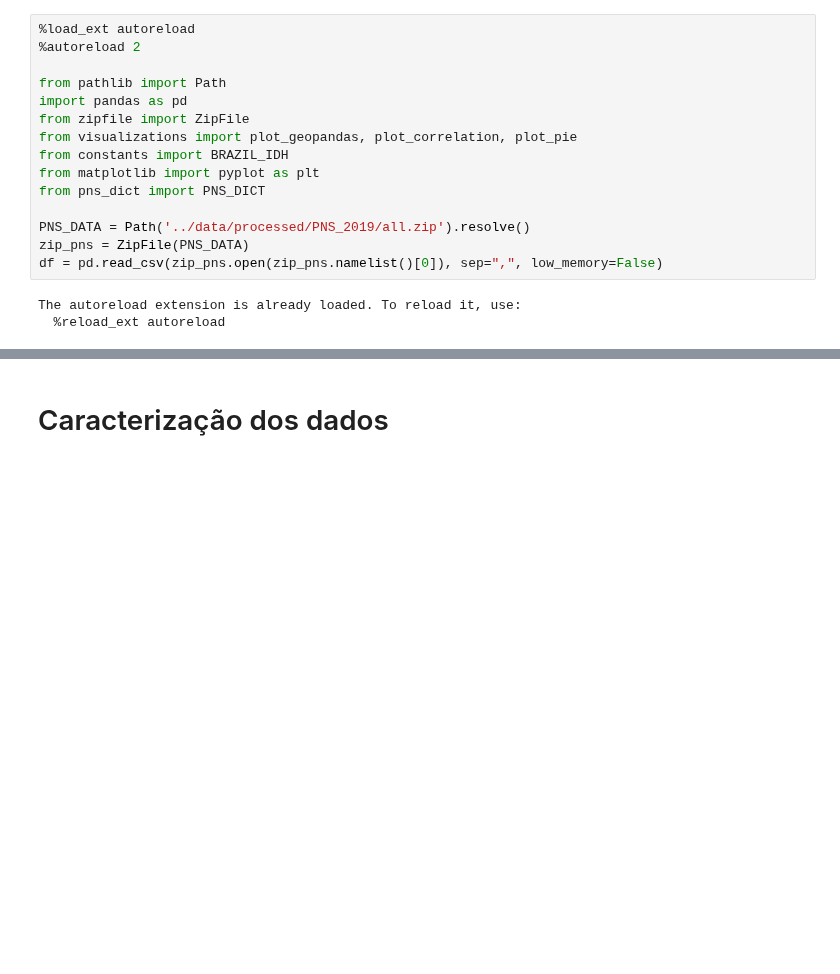
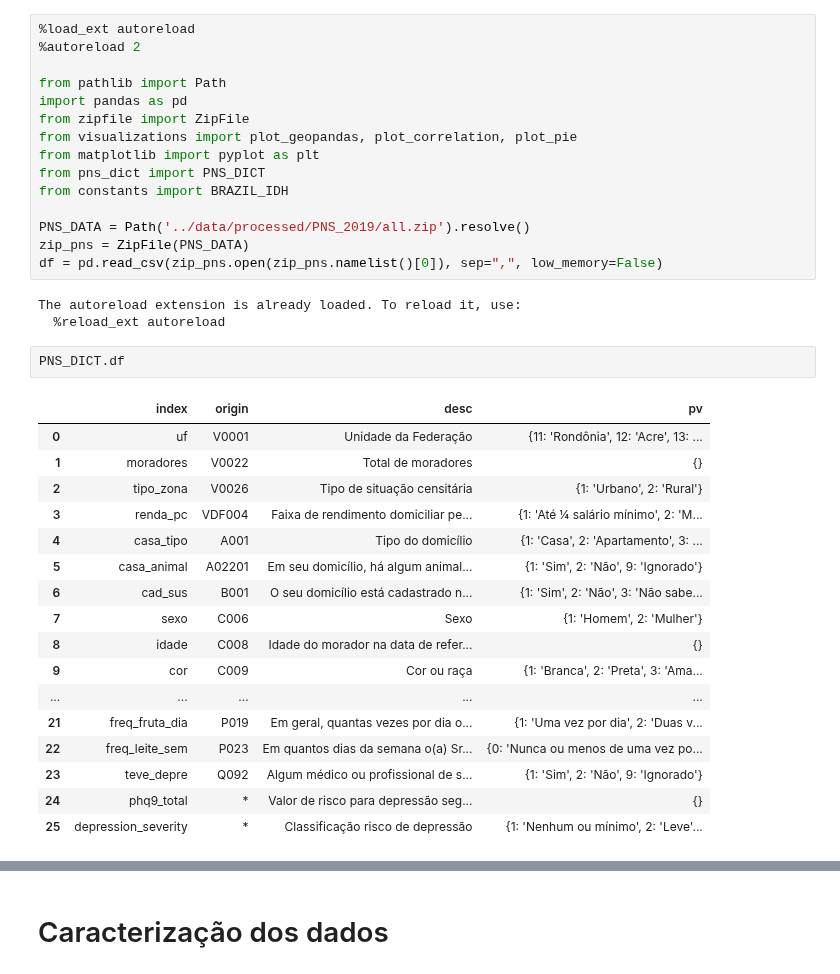
Before and after one commit to datasci4health/projects2023, a Jupyter notebook: DAGroup/notebooks/pns_hello_world.ipynb, the cells around one changed output, grey strips where cells are left out. Drawn from its saved outputs; the diff is of its cells as text; blank space fills up the shorter version.

```diff
--- a/DAGroup/notebooks/pns_hello_world.ipynb
+++ b/DAGroup/notebooks/pns_hello_world.ipynb
@@ -6,9 +6,9 @@ from pathlib import Path
 import pandas as pd
 from zipfile import ZipFile
 from visualizations import plot_geopandas, plot_correlation, plot_pie
-from constants import BRAZIL_IDH
 from matplotlib import pyplot as plt
 from pns_dict import PNS_DICT
+from constants import BRAZIL_IDH
 
 PNS_DATA = Path('../data/processed/PNS_2019/all.zip').resolve()
 zip_pns = ZipFile(PNS_DATA)
@@ -16,6 +16,26 @@ df = pd.read_csv(zip_pns.open(zip_pns.namelist()[0]), sep=",", low_memory=False)
 # %% [output]
 The autoreload extension is already loaded. To reload it, use:
   %reload_ext autoreload
+# %%
+PNS_DICT.df
+# %% [output]
+|  | index | origin | desc | pv |
+| 0 | uf | V0001 | Unidade da Federação | {11: 'Rondônia', 12: 'Acre', 13: ... |
+| 1 | moradores | V0022 | Total de moradores | {} |
+| 2 | tipo_zona | V0026 | Tipo de situação censitária | {1: 'Urbano', 2: 'Rural'} |
+| 3 | renda_pc | VDF004 | Faixa de rendimento domiciliar pe... | {1: 'Até ¼ salário mínimo', 2: 'M... |
+| 4 | casa_tipo | A001 | Tipo do domicílio | {1: 'Casa', 2: 'Apartamento', 3: ... |
+| 5 | casa_animal | A02201 | Em seu domicílio, há algum animal... | {1: 'Sim', 2: 'Não', 9: 'Ignorado'} |
+| 6 | cad_sus | B001 | O seu domicílio está cadastrado n... | {1: 'Sim', 2: 'Não', 3: 'Não sabe... |
+| 7 | sexo | C006 | Sexo | {1: 'Homem', 2: 'Mulher'} |
+| 8 | idade | C008 | Idade do morador na data de refer... | {} |
+| 9 | cor | C009 | Cor ou raça | {1: 'Branca', 2: 'Preta', 3: 'Ama... |
+| ... | ... | ... | ... | ... |
+| 21 | freq_fruta_dia | P019 | Em geral, quantas vezes por dia o... | {1: 'Uma vez por dia', 2: 'Duas v... |
+| 22 | freq_leite_sem | P023 | Em quantos dias da semana o(a) Sr... | {0: 'Nunca ou menos de uma vez po... |
+| 23 | teve_depre | Q092 | Algum médico ou profissional de s... | {1: 'Sim', 2: 'Não', 9: 'Ignorado'} |
+| 24 | phq9_total | * | Valor de risco para depressão seg... | {} |
+| 25 | depression_severity | * | Classificação risco de depressão | {1: 'Nenhum ou mínimo', 2: 'Leve'... |
 # %%
 df
 # %% [output]
```
Also changed, not shown: parts of 16 cells of this notebook, 10 other files.
